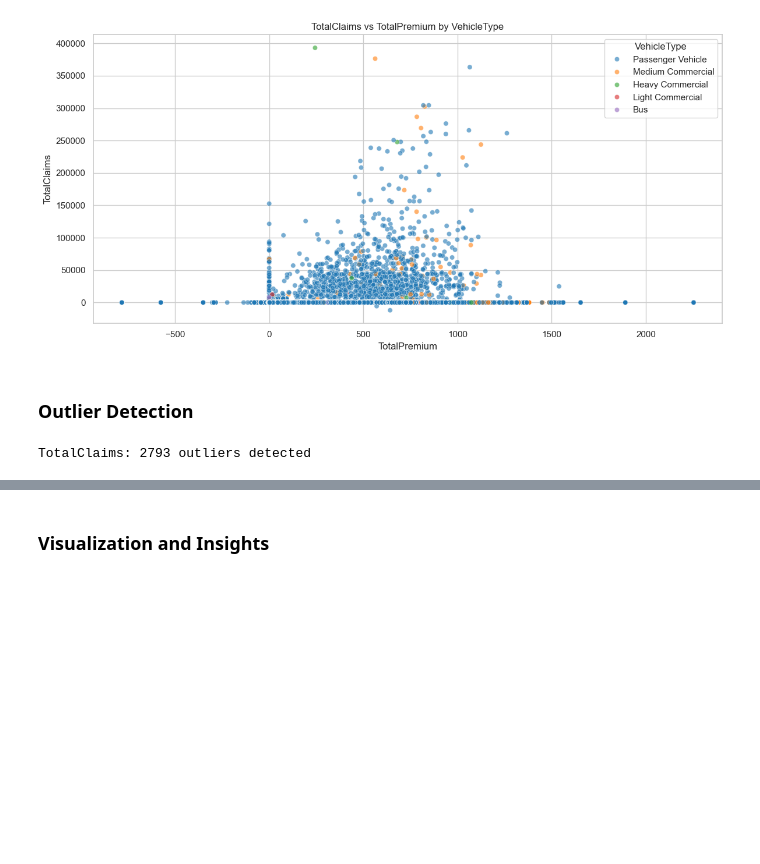
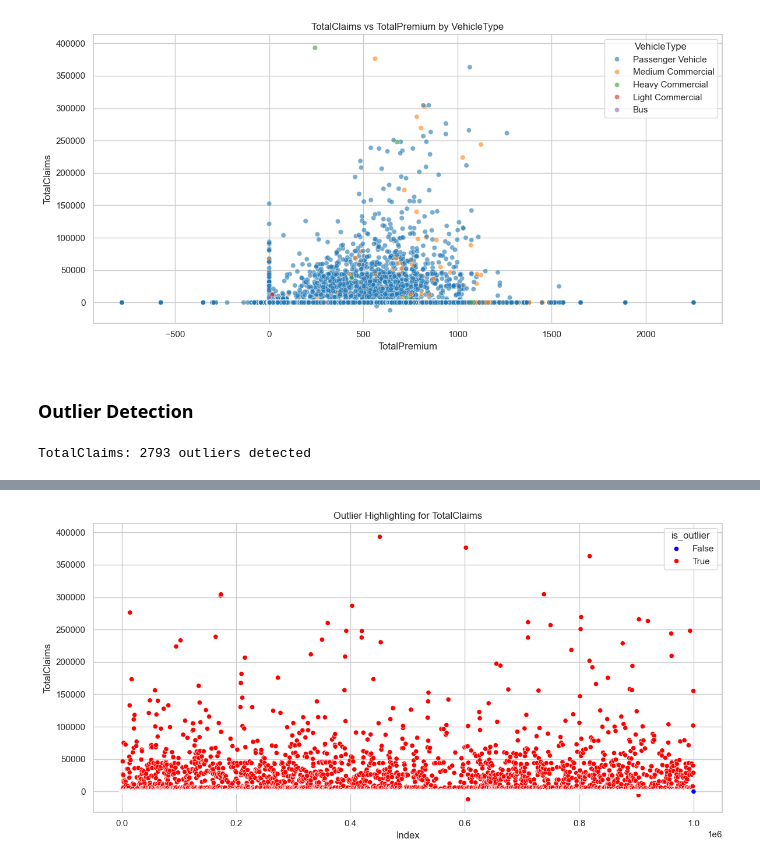
Before and after one commit to tib-dev/Predictive-Modeling, a Jupyter notebook: notebooks/exploration/eda.ipynb, the cells around one changed output, grey strips where cells are left out. Drawn from its saved outputs; the diff is of its cells as text; code cells hidden in the pictures; blank space fills up the shorter version.

```diff
--- a/notebooks/exploration/eda.ipynb
+++ b/notebooks/exploration/eda.ipynb
@@ -153,5 +192,8 @@ TotalClaims: 2793 outliers detected
+# %%
+# Highlight IQR-based outliers
+highlight_outliers_iqr(df_clean, "TotalClaims")
+# %% [output]
+[figure, added]
 # %%
 df_clean.to_csv(processed_dir /
           "insurance_cleaned.csv", index=False)
-# %% [markdown]
-### Visualization and Insights
```
Also changed, not shown: parts of 10 cells of this notebook.
